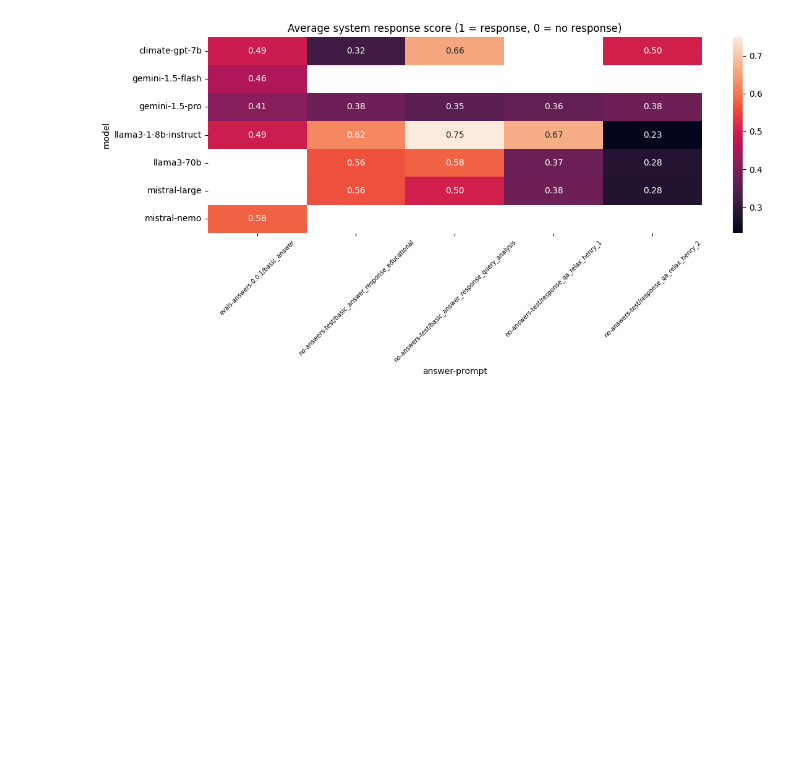
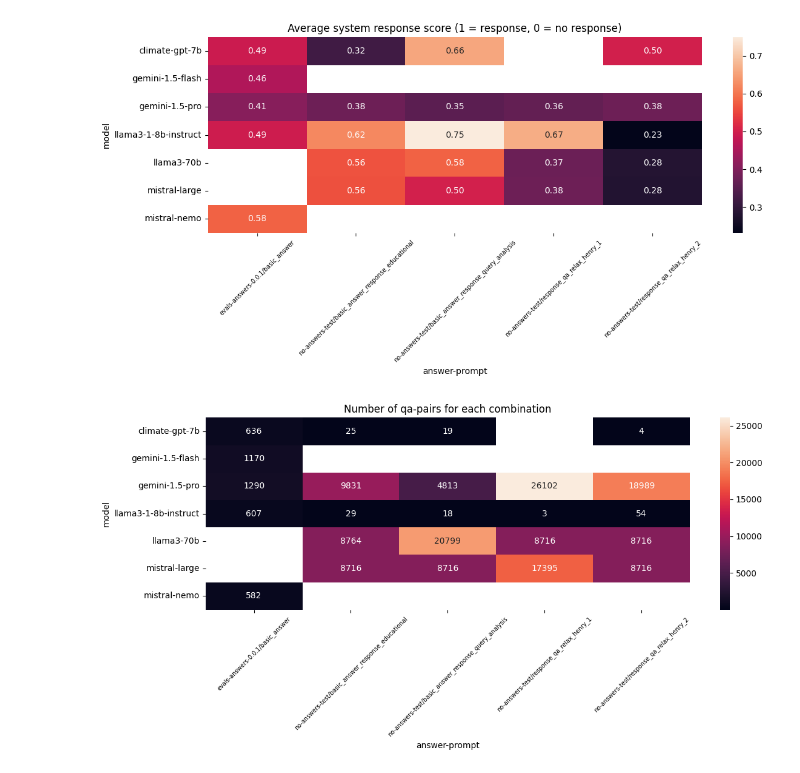
Before and after one commit to climatepolicyradar/document-qa-prototype, a Jupyter notebook: notebooks/system_prompts.ipynb, the cells around one changed output. Drawn from its saved outputs; the diff is of its cells as text; code cells hidden in the pictures; blank space fills up the shorter version.

Commit message:
aggregation func in pivot table function, system-prompt evaluation improved

```diff
--- a/notebooks/system_prompts.ipynb
+++ b/notebooks/system_prompts.ipynb
@@ -137,4 +135,22 @@ plt.tight_layout()
 plt.show()
 # %% [output]
 [figure]
+# %%
+fig, ax = plt.subplots(figsize=(12, 6))
+
+sns.heatmap(
+    pivot_table_by_eval(
+        df=df, evals=evals, index_attribute="model", column_attribute="answer-prompt", eval_axis="substring_match-system_response", aggregation_func="count"
+    ),
+    annot=True,
+    fmt=".0f",
+    ax=ax,
+)
+
+plt.xticks(rotation=45, fontsize=7)
+plt.title("Number of qa-pairs for each combination")
+plt.tight_layout()
+plt.show()
+# %% [output]
+[figure, added]
 # %%
```
Also changed, not shown: parts of 3 cells of this notebook, 1 other file.
